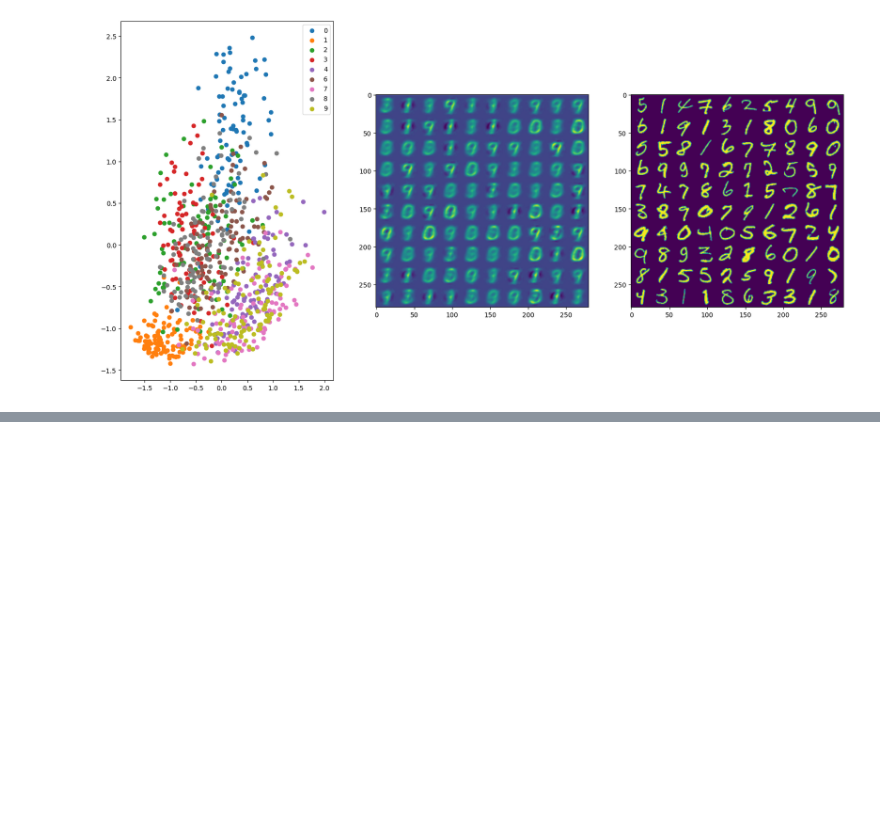
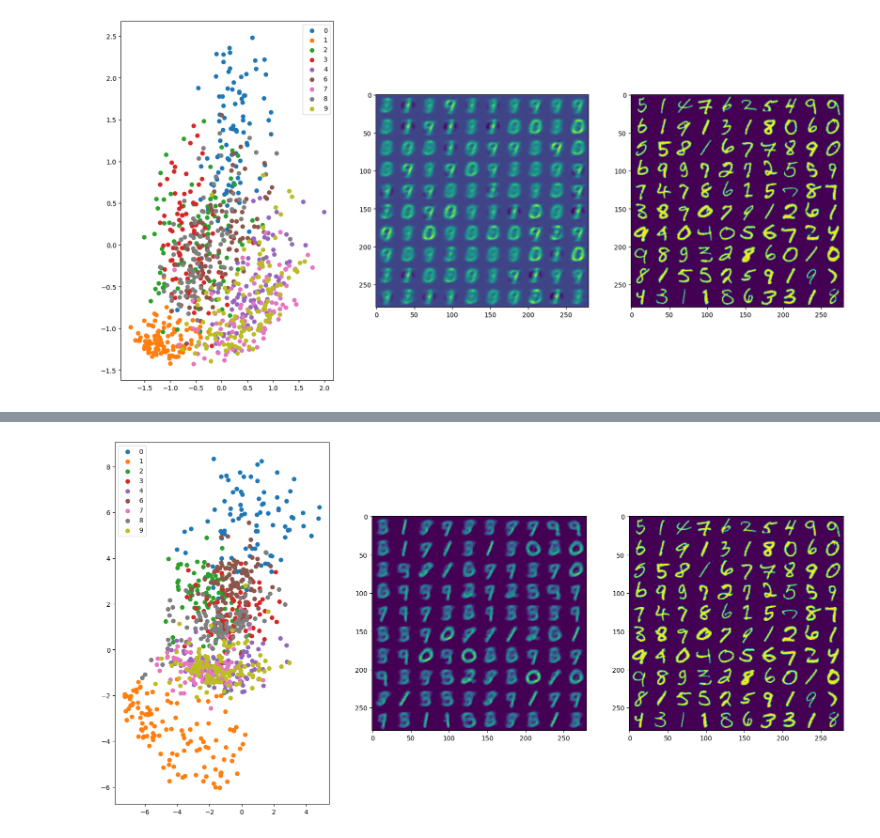
Before and after one commit to DaBauer/CAPrivacy, a Jupyter notebook: 005-AE/005-exercise5_students.ipynb, the cells around one changed output, grey strips where cells are left out. Cells and saved outputs as stored; diff of their text form; code cells hidden in the pictures; blank space fills up the shorter version.

```diff
--- a/005-AE/005-exercise5_students.ipynb
+++ b/005-AE/005-exercise5_students.ipynb
@@ -272,3 +272,25 @@ visu(lin_ae)
 [figure]
 # %%
 # nonlinear models
+
+nl_enc = tf.keras.Sequential([
+            layers.Conv2D(32, (3,3), activation='relu', strides=2, padding = 'same'),
+            layers.Conv2D(64, (3,3), activation='relu', strides=2, padding = 'same'),
+            layers.Flatten(),
+            layers.Dense(2)
+        ])
+
+nl_dec = tf.keras.Sequential ([
+            layers.Dense(28*28*2*2),
+            layers.Reshape((7,7, 64)),
+            layers.Conv2DTranspose(32, (3,3), activation='relu', strides=2, padding='same'),
+            layers.Conv2DTranspose(1, (3,3), activation='relu', strides=2, padding='same')
+        ])
+
+nl_ae = AutoEncoder(nl_enc, nl_dec)
+
+optimizer=optimizers.Adam(learning_rate=0.001)
+
+nl_ae.compile(optimizer=optimizer, loss=loss, metrics=['mae'])
+
+nl_ae.fit(Xtrain, Xtrain, shuffle=True, epochs=10, validation_split=0.1)
@@ -276,6 +320,9 @@ visu(lin_ae)
 # train non-linear autoencoder
 # %%
 # Visualization as before for non-linear model
+visu(nl_ae)
+# %% [output]
+[figure, added]
 # %%
 # Try out linear decoder as generative model
 # %%
```
Also changed, not shown: parts of 1 cell of this notebook.
